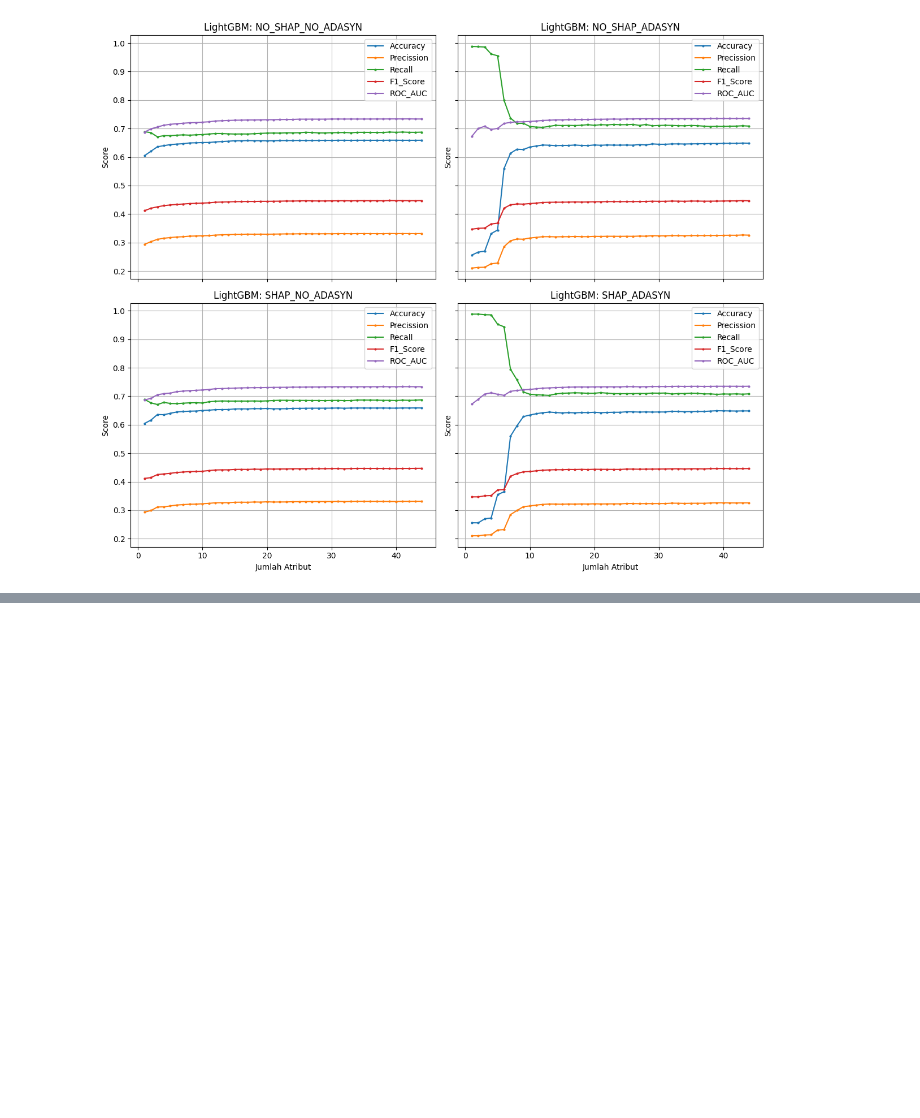
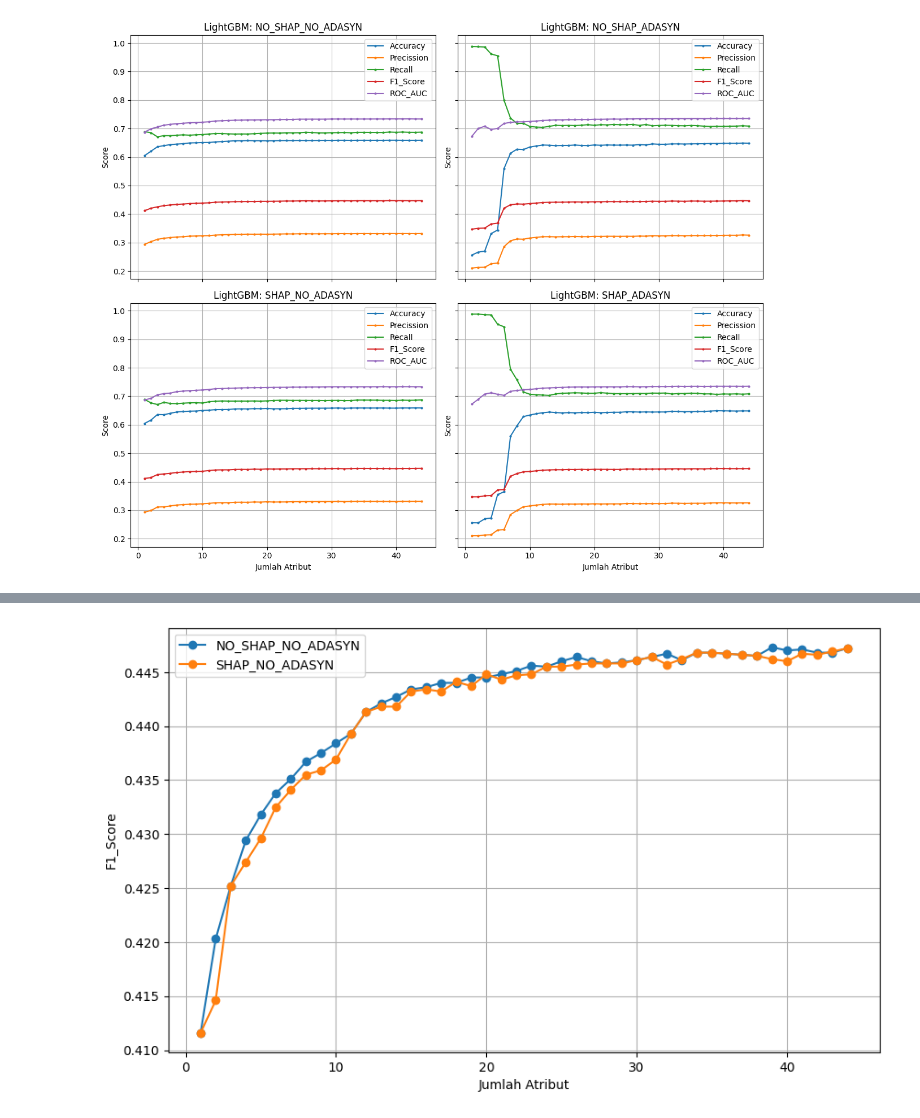
Before and after one commit to irfanbudianto/Feature_Importance, a Jupyter notebook: Feature_Importance_LightGBM.ipynb, the cells around one changed output, grey strips where cells are left out. Saved outputs shown, nothing was run; the diff lists cells and outputs as text; code cells hidden in the pictures; blank space fills up the shorter version.

```diff
--- a/Feature_Importance_LightGBM.ipynb
+++ b/Feature_Importance_LightGBM.ipynb
@@ -791,0 +801,4 @@ plt.show()
+# %%
+perbandingan_att('NO_SHAP_NO_ADASYN', 'SHAP_NO_ADASYN', 'F1_Score')
+# %% [output]
+[figure, added]
```
Also changed, not shown: parts of 6 cells of this notebook.
